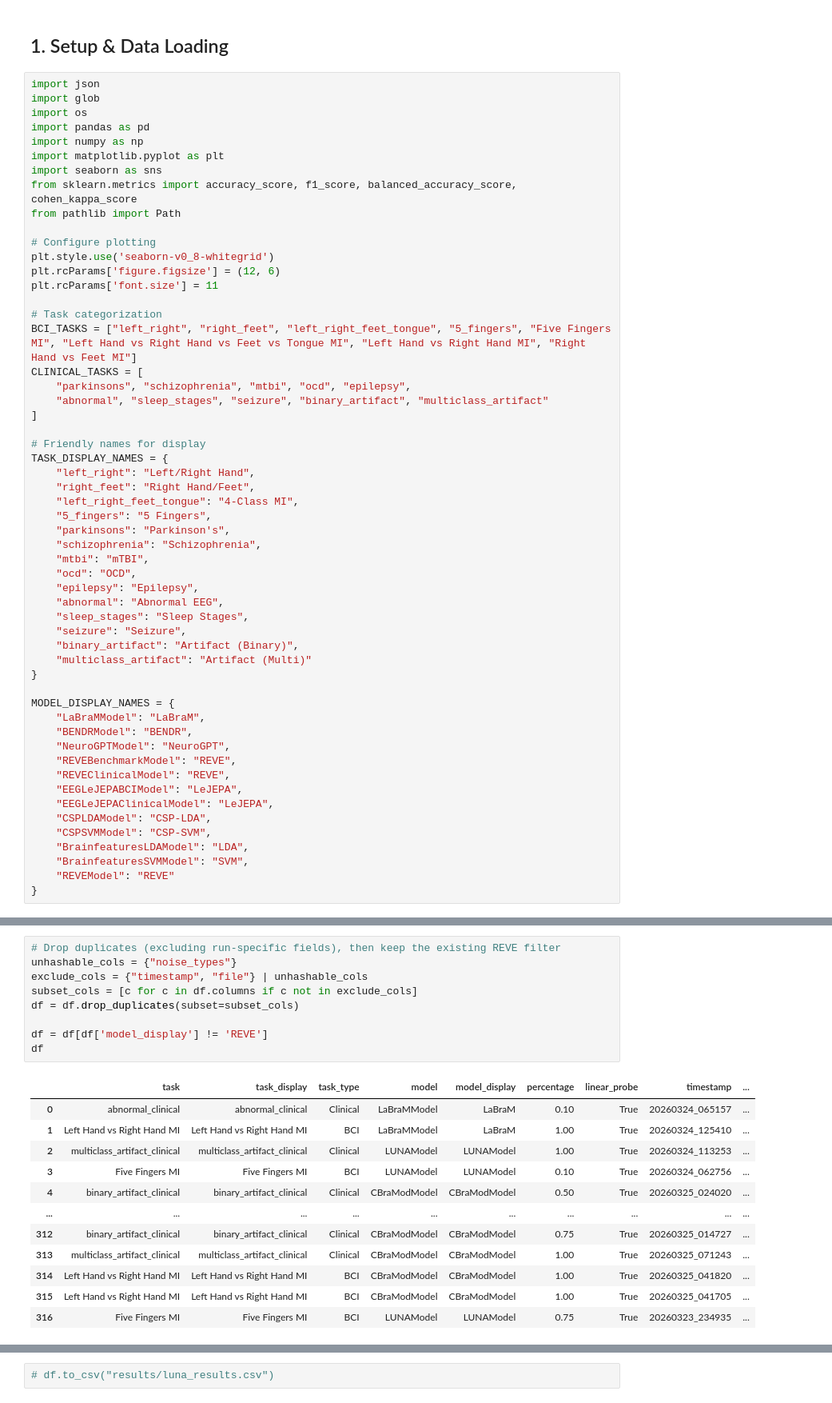
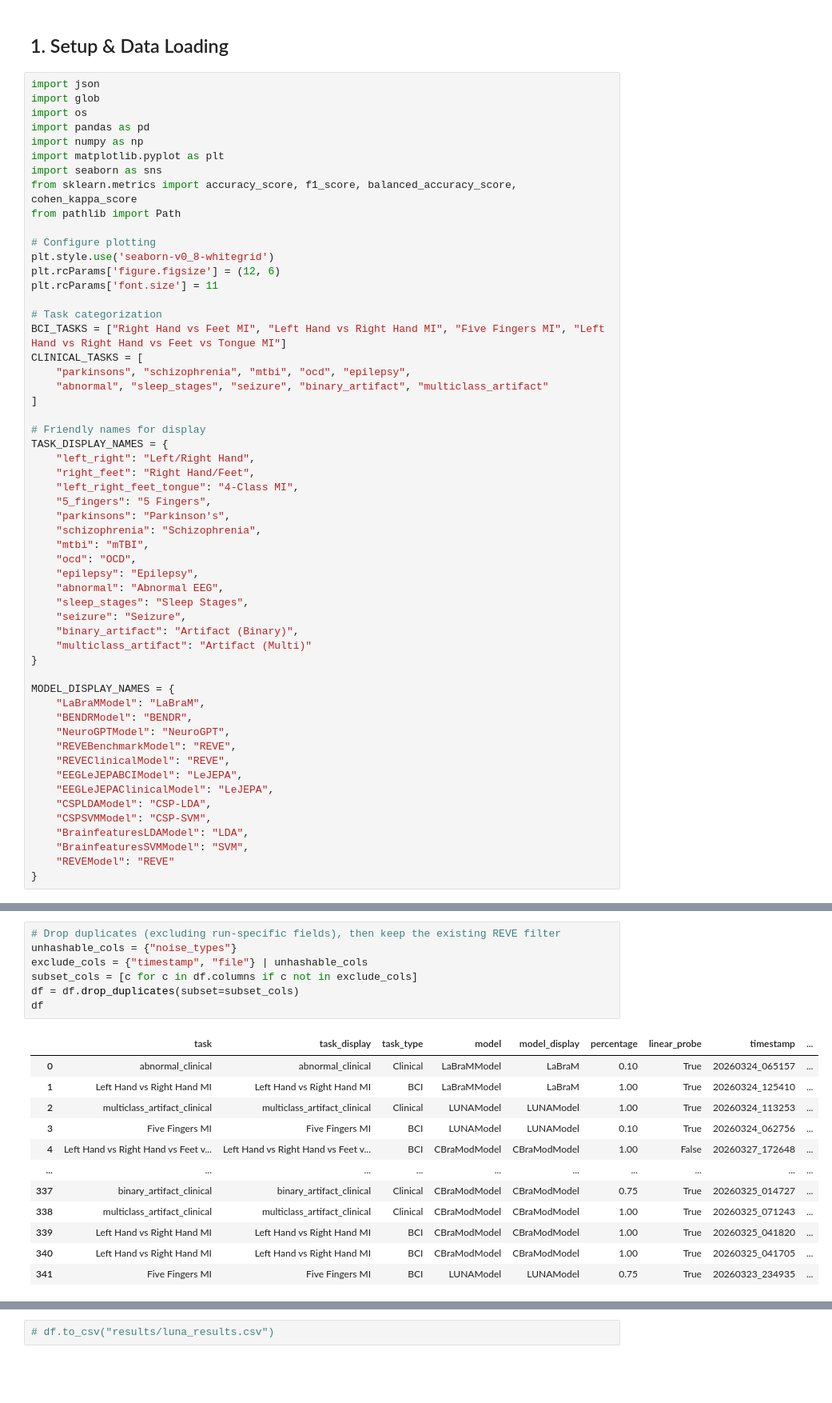
Before and after one commit to uddhavp22/EEG-Bench-vICMl, a Jupyter notebook: analyze_results.ipynb, the cells around one changed output, grey strips where cells are left out. Shown at 80% size. Cells and saved outputs as stored; diff of their text form; blank space fills up the shorter version.

```diff
--- a/analyze_results.ipynb
+++ b/analyze_results.ipynb
@@ -27,7 +27,7 @@ plt.rcParams['figure.figsize'] = (12, 6)
 plt.rcParams['font.size'] = 11
 
 # Task categorization
-BCI_TASKS = ["left_right", "right_feet", "left_right_feet_tongue", "5_fingers", "Five Fingers MI", "Left Hand vs Right Hand vs Feet vs Tongue MI", "Left Hand vs Right Hand MI", "Right Hand vs Feet MI"]
+BCI_TASKS = ["Right Hand vs Feet MI", "Left Hand vs Right Hand MI", "Five Fingers MI", "Left Hand vs Right Hand vs Feet vs Tongue MI"]
 CLINICAL_TASKS = [
     "parkinsons", "schizophrenia", "mtbi", "ocd", "epilepsy",
     "abnormal", "sleep_stages", "seizure", "binary_artifact", "multiclass_artifact"
@@ -263,22 +263,20 @@ Models (clean): ['LaBraM', 'LUNAModel', 'CBraModModel']
 # %%
 # Drop duplicates (excluding run-specific fields), then keep the existing REVE filter
 unhashable_cols = {"noise_types"}
 exclude_cols = {"timestamp", "file"} | unhashable_cols
 subset_cols = [c for c in df.columns if c not in exclude_cols]
 df = df.drop_duplicates(subset=subset_cols)
-
-df = df[df['model_display'] != 'REVE']
 df
 # %% [output]
 |  | task | task_display | task_type | model | model_display | percentage | linear_probe | timestamp | ... |
 | 0 | abnormal_clinical | abnormal_clinical | Clinical | LaBraMModel | LaBraM | 0.10 | True | 20260324_065157 | ... |
 | 1 | Left Hand vs Right Hand MI | Left Hand vs Right Hand MI | BCI | LaBraMModel | LaBraM | 1.00 | True | 20260324_125410 | ... |
 | 2 | multiclass_artifact_clinical | multiclass_artifact_clinical | Clinical | LUNAModel | LUNAModel | 1.00 | True | 20260324_113253 | ... |
 | 3 | Five Fingers MI | Five Fingers MI | BCI | LUNAModel | LUNAModel | 0.10 | True | 20260324_062756 | ... |
-| 4 | binary_artifact_clinical | binary_artifact_clinical | Clinical | CBraModModel | CBraModModel | 0.50 | True | 20260325_024020 | ... |
+| 4 | Left Hand vs Right Hand vs Feet v... | Left Hand vs Right Hand vs Feet v... | BCI | CBraModModel | CBraModModel | 1.00 | False | 20260327_172648 | ... |
 | ... | ... | ... | ... | ... | ... | ... | ... | ... | ... |
-| 312 | binary_artifact_clinical | binary_artifact_clinical | Clinical | CBraModModel | CBraModModel | 0.75 | True | 20260325_014727 | ... |
-| 313 | multiclass_artifact_clinical | multiclass_artifact_clinical | Clinical | CBraModModel | CBraModModel | 1.00 | True | 20260325_071243 | ... |
-| 314 | Left Hand vs Right Hand MI | Left Hand vs Right Hand MI | BCI | CBraModModel | CBraModModel | 1.00 | True | 20260325_041820 | ... |
-| 315 | Left Hand vs Right Hand MI | Left Hand vs Right Hand MI | BCI | CBraModModel | CBraModModel | 1.00 | True | 20260325_041705 | ... |
-| 316 | Five Fingers MI | Five Fingers MI | BCI | LUNAModel | LUNAModel | 0.75 | True | 20260323_234935 | ... |
+| 337 | binary_artifact_clinical | binary_artifact_clinical | Clinical | CBraModModel | CBraModModel | 0.75 | True | 20260325_014727 | ... |
+| 338 | multiclass_artifact_clinical | multiclass_artifact_clinical | Clinical | CBraModModel | CBraModModel | 1.00 | True | 20260325_071243 | ... |
+| 339 | Left Hand vs Right Hand MI | Left Hand vs Right Hand MI | BCI | CBraModModel | CBraModModel | 1.00 | True | 20260325_041820 | ... |
+| 340 | Left Hand vs Right Hand MI | Left Hand vs Right Hand MI | BCI | CBraModModel | CBraModModel | 1.00 | True | 20260325_041705 | ... |
+| 341 | Five Fingers MI | Five Fingers MI | BCI | LUNAModel | LUNAModel | 0.75 | True | 20260323_234935 | ... |
```
Also changed, not shown: parts of 18 cells of this notebook, 9 other files.
